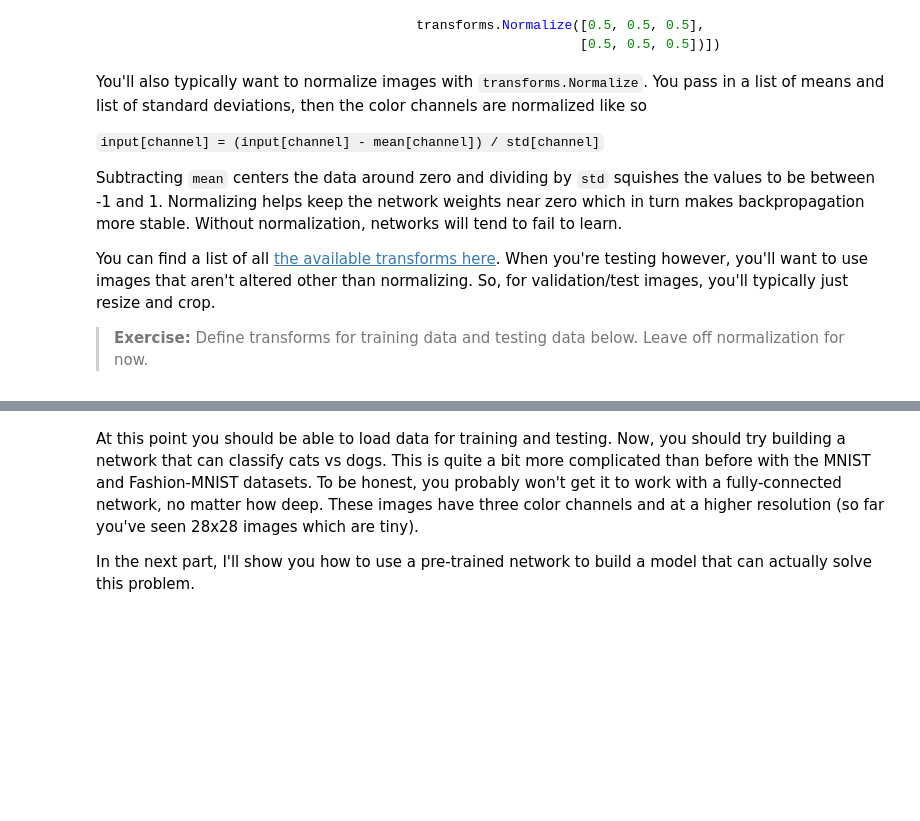
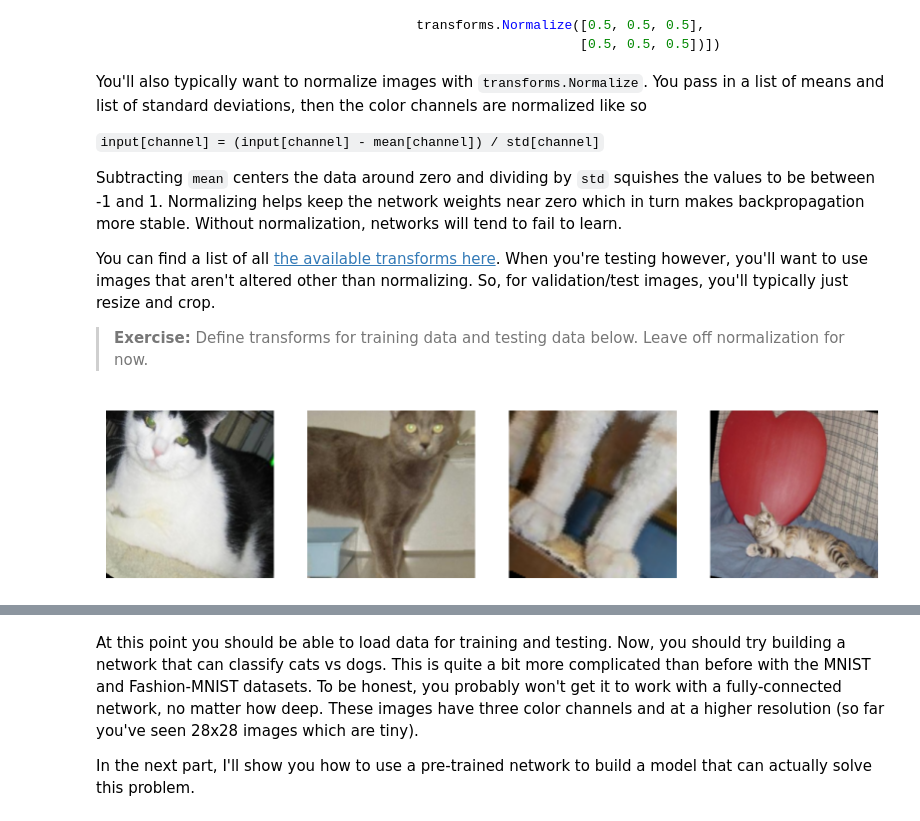
Before and after one commit to Chaklader/flower-image-classifier, a Jupyter notebook: lectures/neural_networks_with_pyTorch/deep-learning-with-pytorch/P_7_Loading_Image_Data.ipynb, the cells around one changed output, grey strips where cells are left out. Saved outputs shown, nothing was run; the diff lists cells and outputs as text; code cells hidden in the pictures; blank space fills up the shorter version.

```diff
--- a/lectures/neural_networks_with_pyTorch/deep-learning-with-pytorch/P_7_Loading_Image_Data.ipynb
+++ b/lectures/neural_networks_with_pyTorch/deep-learning-with-pytorch/P_7_Loading_Image_Data.ipynb
@@ -134,13 +137,16 @@ trainloader = torch.utils.data.DataLoader(train_data, batch_size=32)
 testloader = torch.utils.data.DataLoader(test_data, batch_size=32)
 # %%
 # change this to the trainloader or testloader
-data_iter = iter(testloader)
+data_iter = iter(trainloader)
 
 images, labels = next(data_iter)
 fig, axes = plt.subplots(figsize=(10,4), ncols=4)
+
 for ii in range(4):
     ax = axes[ii]
     helper.imshow(images[ii], ax=ax, normalize=False)
+# %% [output]
+[figure, added]
 # %% [markdown]
 Your transformed images should look something like this.
 
```
Also changed, not shown: parts of 2 cells of this notebook, 3 other files.
